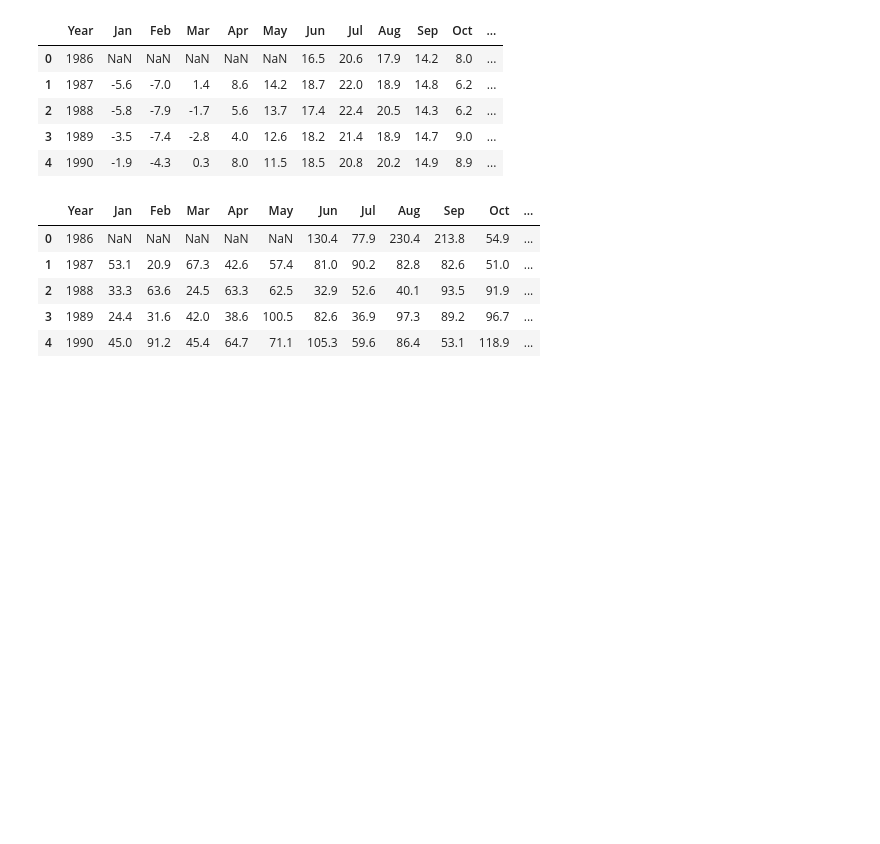
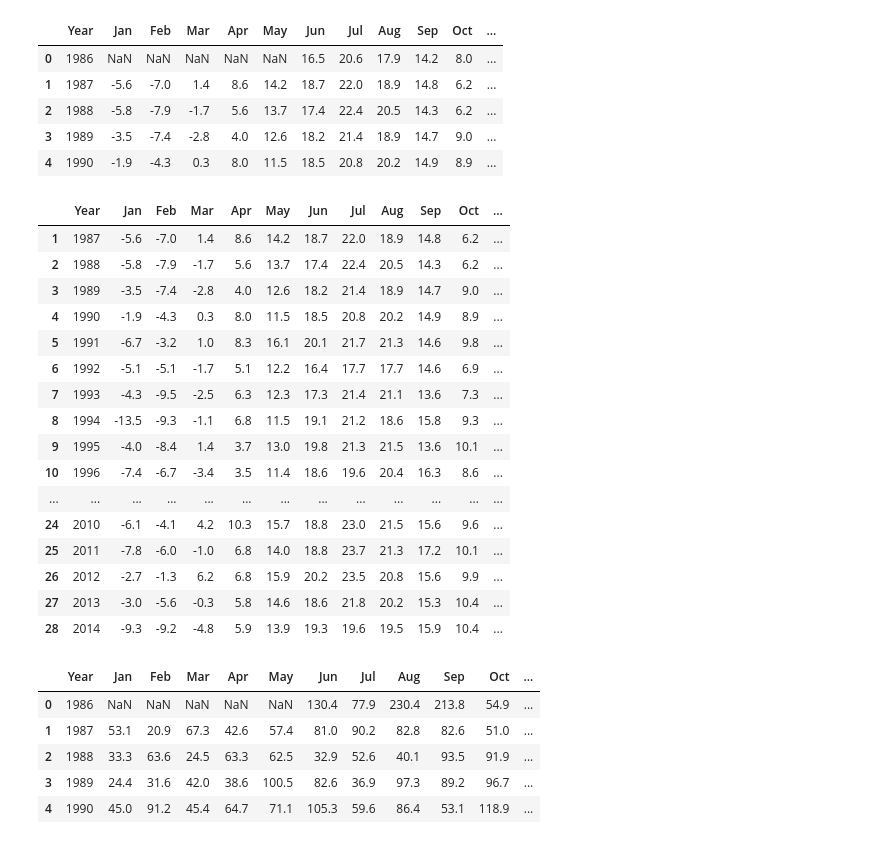
Before and after one commit to MoneyGeng/Weather-Forecasting-with-Machine-Learning, a Jupyter notebook: Buttonville/Buttonville data sorting.ipynb, the cells around one changed output. Saved outputs shown, nothing was run; the diff lists cells and outputs as text; code cells hidden in the pictures; blank space fills up the shorter version.

Commit message:
updated buttonville ETL to remove null values and duplicate values

```diff
--- a/Buttonville/Buttonville data sorting.ipynb
+++ b/Buttonville/Buttonville data sorting.ipynb
@@ -32,6 +32,32 @@ df_temp.head()
 | 2 | 1988 | -5.8 | -7.9 | -1.7 | 5.6 | 13.7 | 17.4 | 22.4 | 20.5 | 14.3 | 6.2 | ... |
 | 3 | 1989 | -3.5 | -7.4 | -2.8 | 4.0 | 12.6 | 18.2 | 21.4 | 18.9 | 14.7 | 9.0 | ... |
 | 4 | 1990 | -1.9 | -4.3 | 0.3 | 8.0 | 11.5 | 18.5 | 20.8 | 20.2 | 14.9 | 8.9 | ... |
+# %%
+# Drop duplicated rows
+df_clean_temp = df_temp.drop_duplicates()
+
+# Drop rows with missing values
+df_clean_temp = df_temp.dropna()
+
+df_clean_temp
+# %% [output]
+|  | Year | Jan | Feb | Mar | Apr | May | Jun | Jul | Aug | Sep | Oct | ... |
+| 1 | 1987 | -5.6 | -7.0 | 1.4 | 8.6 | 14.2 | 18.7 | 22.0 | 18.9 | 14.8 | 6.2 | ... |
+| 2 | 1988 | -5.8 | -7.9 | -1.7 | 5.6 | 13.7 | 17.4 | 22.4 | 20.5 | 14.3 | 6.2 | ... |
+| 3 | 1989 | -3.5 | -7.4 | -2.8 | 4.0 | 12.6 | 18.2 | 21.4 | 18.9 | 14.7 | 9.0 | ... |
+| 4 | 1990 | -1.9 | -4.3 | 0.3 | 8.0 | 11.5 | 18.5 | 20.8 | 20.2 | 14.9 | 8.9 | ... |
+| 5 | 1991 | -6.7 | -3.2 | 1.0 | 8.3 | 16.1 | 20.1 | 21.7 | 21.3 | 14.6 | 9.8 | ... |
+| 6 | 1992 | -5.1 | -5.1 | -1.7 | 5.1 | 12.2 | 16.4 | 17.7 | 17.7 | 14.6 | 6.9 | ... |
+| 7 | 1993 | -4.3 | -9.5 | -2.5 | 6.3 | 12.3 | 17.3 | 21.4 | 21.1 | 13.6 | 7.3 | ... |
+| 8 | 1994 | -13.5 | -9.3 | -1.1 | 6.8 | 11.5 | 19.1 | 21.2 | 18.6 | 15.8 | 9.3 | ... |
+| 9 | 1995 | -4.0 | -8.4 | 1.4 | 3.7 | 13.0 | 19.8 | 21.3 | 21.5 | 13.6 | 10.1 | ... |
+| 10 | 1996 | -7.4 | -6.7 | -3.4 | 3.5 | 11.4 | 18.6 | 19.6 | 20.4 | 16.3 | 8.6 | ... |
+| ... | ... | ... | ... | ... | ... | ... | ... | ... | ... | ... | ... | ... |
+| 24 | 2010 | -6.1 | -4.1 | 4.2 | 10.3 | 15.7 | 18.8 | 23.0 | 21.5 | 15.6 | 9.6 | ... |
+| 25 | 2011 | -7.8 | -6.0 | -1.0 | 6.8 | 14.0 | 18.8 | 23.7 | 21.3 | 17.2 | 10.1 | ... |
+| 26 | 2012 | -2.7 | -1.3 | 6.2 | 6.8 | 15.9 | 20.2 | 23.5 | 20.8 | 15.6 | 9.9 | ... |
+| 27 | 2013 | -3.0 | -5.6 | -0.3 | 5.8 | 14.6 | 18.6 | 21.8 | 20.2 | 15.3 | 10.4 | ... |
+| 28 | 2014 | -9.3 | -9.2 | -4.8 | 5.9 | 13.9 | 19.3 | 19.6 | 19.5 | 15.9 | 10.4 | ... |
 # %%
 df_temp.to_csv("Mean Temperature (1986-2015).csv")
 # %%
```
Also changed, not shown: parts of 1 cell of this notebook, 4 other files.
